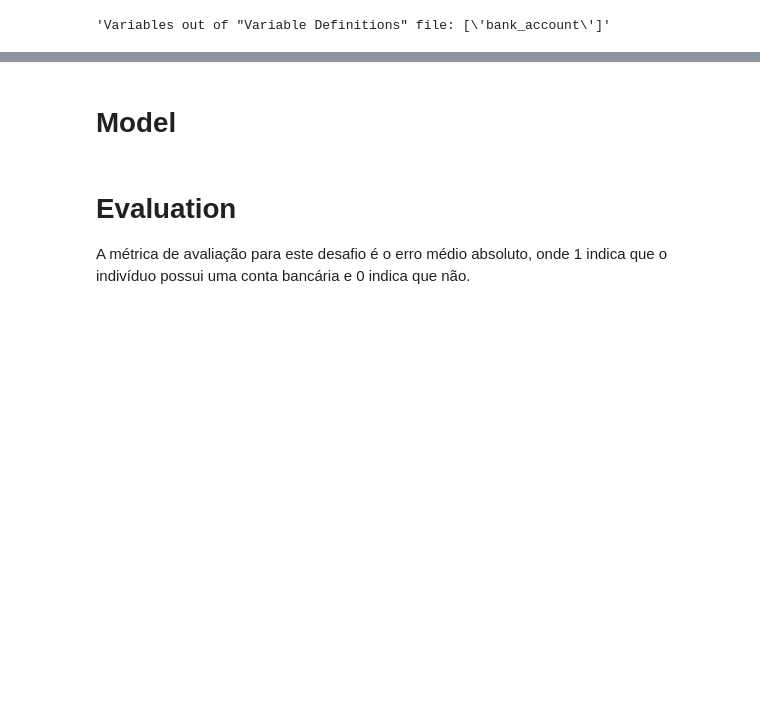
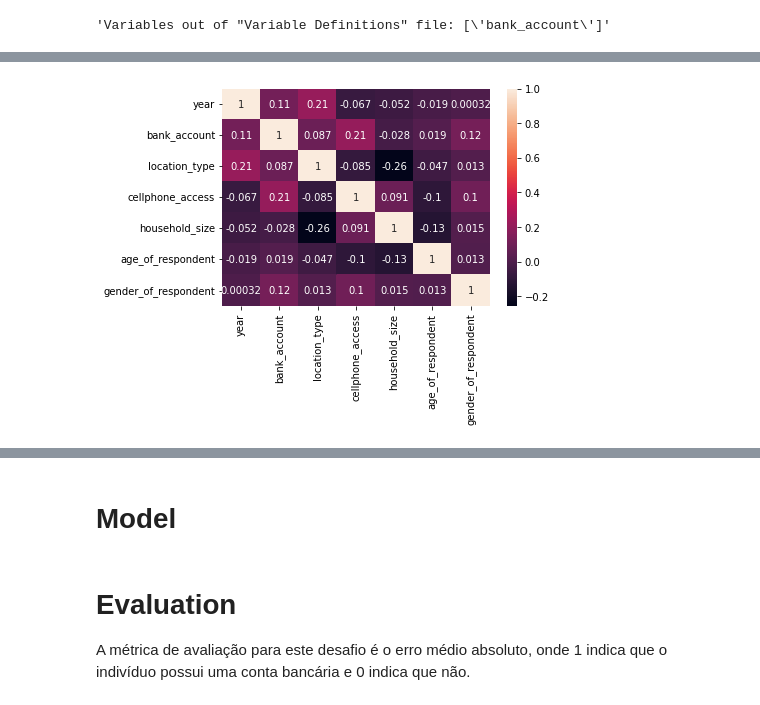
Before and after one commit to Lucs1590/AgiDataTest, a Jupyter notebook: financial_inclusion_africa.ipynb, the cells around one changed output, grey strips where cells are left out. Drawn from its saved outputs; the diff is of its cells as text; code cells hidden in the pictures; blank space fills up the shorter version.

```diff
--- a/financial_inclusion_africa.ipynb
+++ b/financial_inclusion_africa.ipynb
@@ -119,0 +292,3 @@ datframe_vars
+# %%
+corr_matrix = train_dataframe.corr()
+corr_matrix
@@ -119,0 +304,5 @@ datframe_vars
+# %%
+sns.heatmap(corr_matrix, annot=True)
+plt.show()
+# %% [output]
+[figure, added]
```
Also changed, not shown: parts of 32 cells of this notebook.
